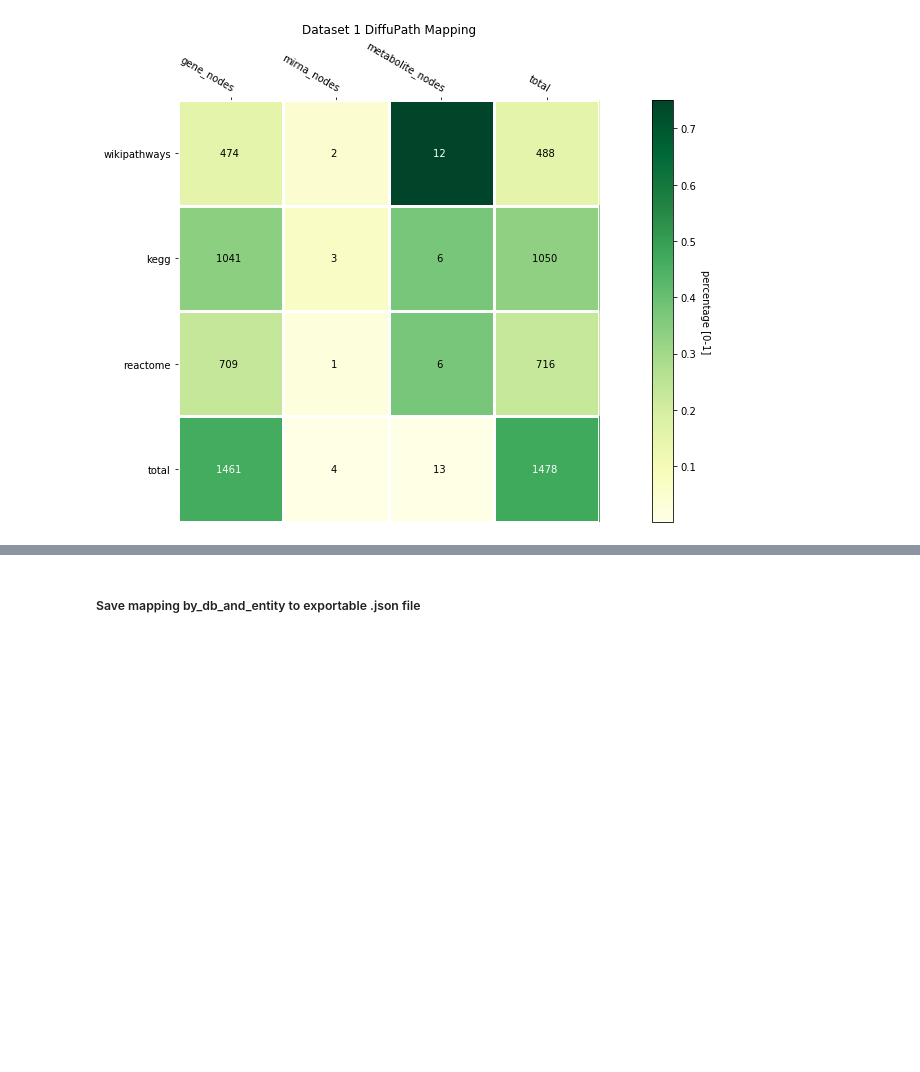
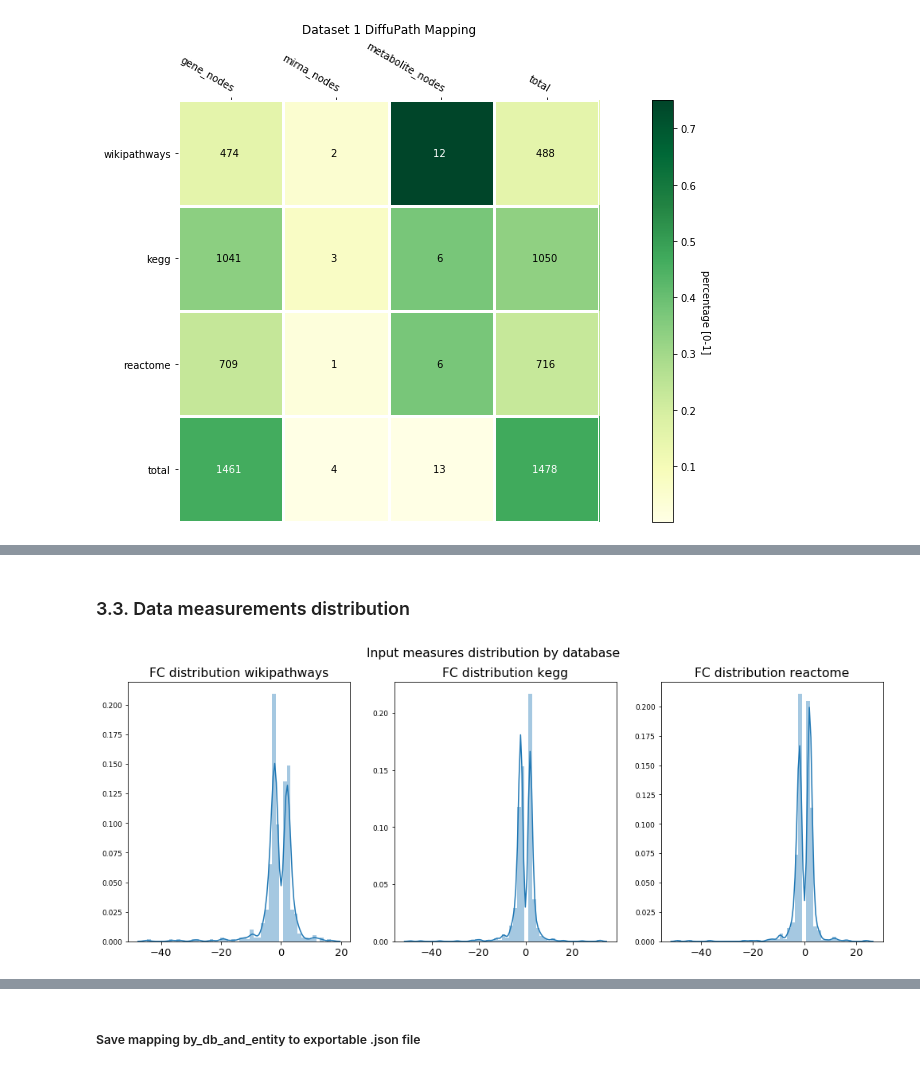
Before and after one commit to multipaths/Results, a Jupyter notebook: notebooks/processing_datasets/dataset_1.ipynb, the cells around one changed output, grey strips where cells are left out. Cells and saved outputs as stored; diff of their text form; code cells hidden in the pictures; blank space fills up the shorter version.

```diff
--- a/notebooks/processing_datasets/dataset_1.ipynb
+++ b/notebooks/processing_datasets/dataset_1.ipynb
@@ -198,0 +209,13 @@ show_heatmap(count, percentage, db_labels, entity_labels, 'Dataset 1 DiffuPath M
+# %% [markdown]
+### 3.3. Data measurements distribution
+# %%
+from diffupath.utils import reduce_dict_two_dimensional, subvert_twodim_dict
+from diffupath.views import show_distribution
+
+mapping_by_database = reduce_dict_dimension(mapping_by_database_and_entity)
+
+mapping_by_entity = reduce_dict_dimension(subvert_twodim_dict(mapping_by_database_and_entity))
+# %%
+show_distribution(mapping_by_database, "Input measures distribution by database", "FC distribution")
+# %% [output]
+[figure, added]
```
Also changed, not shown: parts of 10 cells of this notebook, 4 other files.
